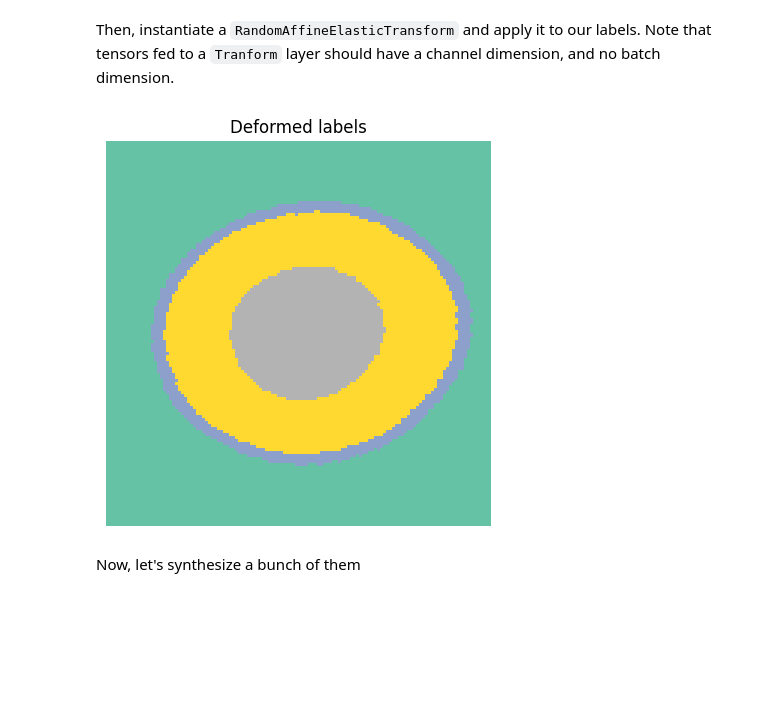
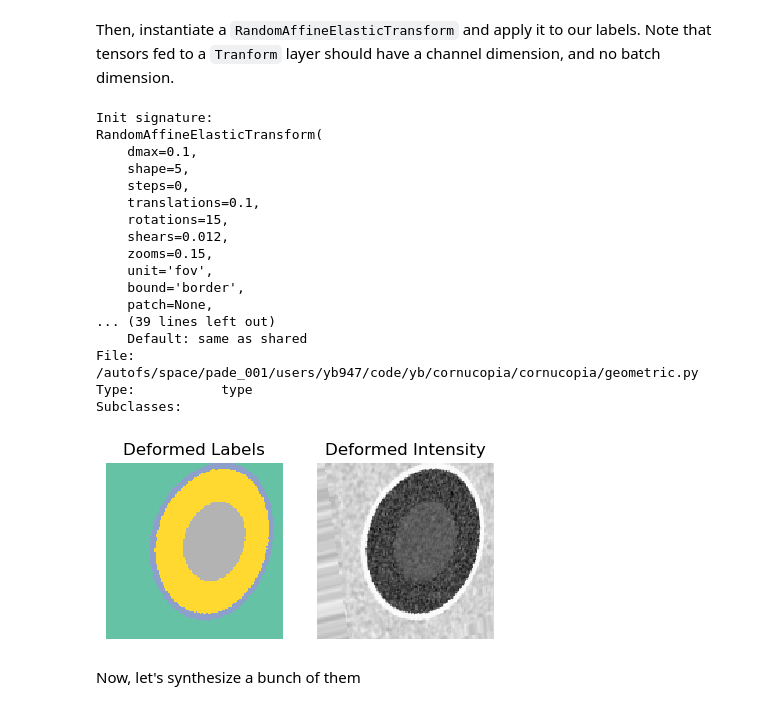
Before and after one commit to balbasty/cornucopia, a Jupyter notebook: docs/examples/geom.ipynb, the cells around one changed output. Saved outputs shown, nothing was run; the diff lists cells and outputs as text; code cells hidden in the pictures; blank space fills up the shorter version.

```diff
--- a/docs/examples/geom.ipynb
+++ b/docs/examples/geom.ipynb
@@ -29,10 +30,19 @@ lab = torch.zeros_like(radius, dtype=torch.long)
 lab[radius < 48] = 1
 lab[radius < 44] = 2
 lab[radius < 24] = 3
+lab = lab[None]  # channel dimension
+
+# we also generate an intenity image from this label map
+img = RandomGaussianMixtureTransform()(lab)
 
 plt.figure(figsize=(5, 5))
-plt.imshow(lab, cmap='Set2', interpolation='nearest')
+plt.subplot(1, 2, 1)
+plt.imshow(lab.squeeze(), cmap='Set2', interpolation='nearest')
 plt.axis('off')
 plt.title('Labels')
+plt.subplot(1, 2, 2)
+plt.imshow(img.squeeze(), cmap='gray', interpolation='nearest')
+plt.axis('off')
+plt.title('Intensity')
 plt.show()
 # %% [output]
@@ -41,17 +51,42 @@ plt.show()
 Then, instantiate a `RandomAffineElasticTransform` and apply it to our labels.
 Note that tensors fed to a `Tranform` layer should have a channel dimension,
 and no batch dimension.
+# %%
+RandomAffineElasticTransform?
+# %% [output]
+Init signature:
+RandomAffineElasticTransform(
+    dmax=0.1,
+    shape=5,
+    steps=0,
+    translations=0.1,
+    rotations=15,
+    shears=0.012,
+    zooms=0.15,
+    unit='fov',
+    bound='border',
+    patch=None,
+... (39 lines left out)
+    Default: same as shared
+File:           /autofs/space/pade_001/users/yb947/code/yb/cornucopia/cornucopia/geometric.py
+Type:           type
+Subclasses:
 # %%
 trf = RandomAffineElasticTransform()
-img = trf(lab[None])[0]   # needs channel dimension
+wlab, wimg = trf(lab, img)
 
 plt.figure(figsize=(5, 5))
-plt.imshow(img, cmap='Set2', interpolation='nearest')
+plt.subplot(1, 2, 1)
+plt.imshow(wlab.squeeze(), cmap='Set2', interpolation='nearest')
 plt.axis('off')
-plt.title('Deformed labels')
+plt.title('Deformed Labels')
+plt.subplot(1, 2, 2)
+plt.imshow(wimg.squeeze(), cmap='gray', interpolation='nearest')
+plt.axis('off')
+plt.title('Deformed Intensity')
 plt.show()
 # %% [output]
-[figure, old version]
+[figure, new version]
 # %% [markdown]
 Now, let's synthesize a bunch of them
 # %%
```
Also changed, not shown: parts of 9 cells of this notebook, 9 other files.
